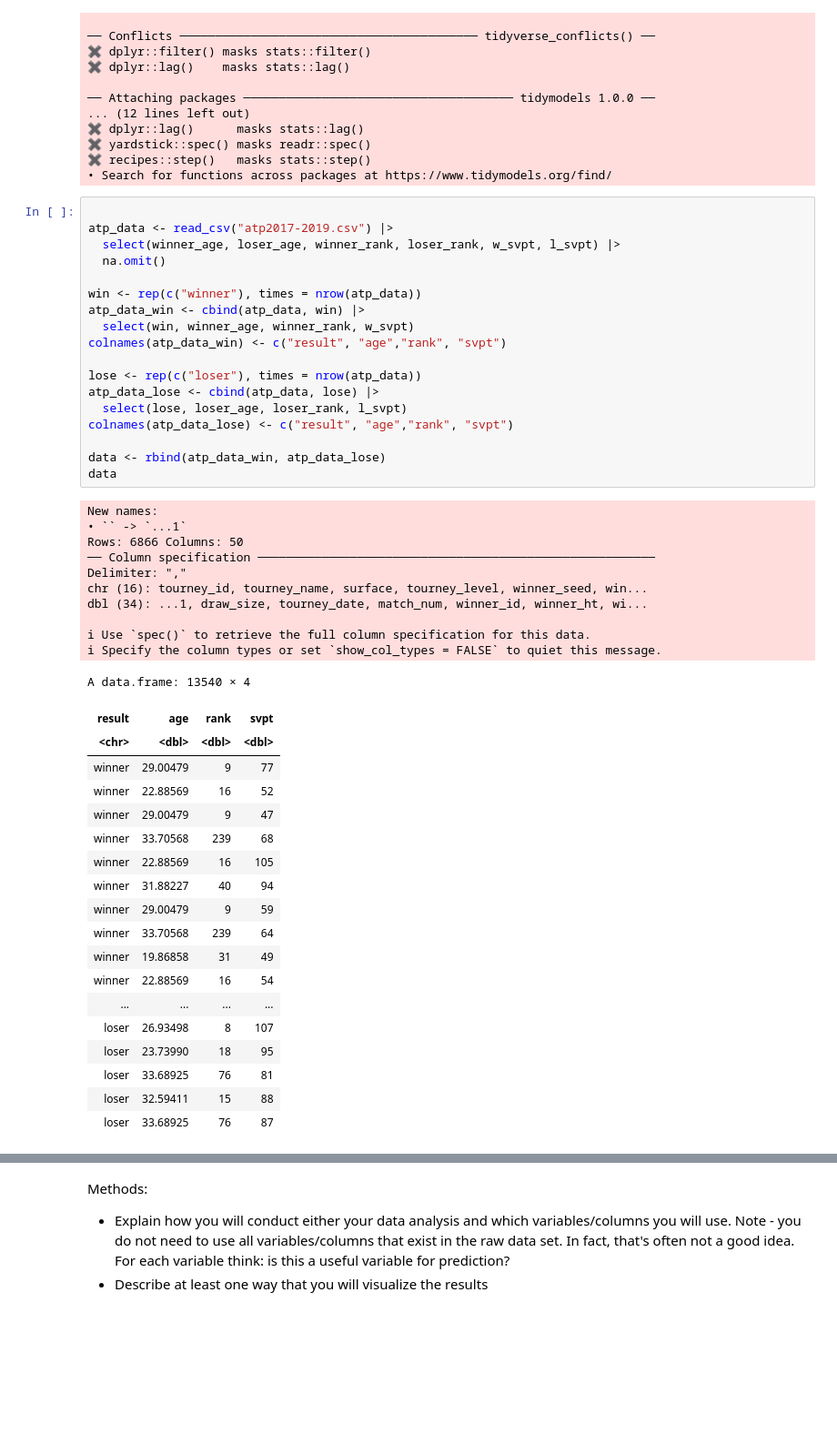
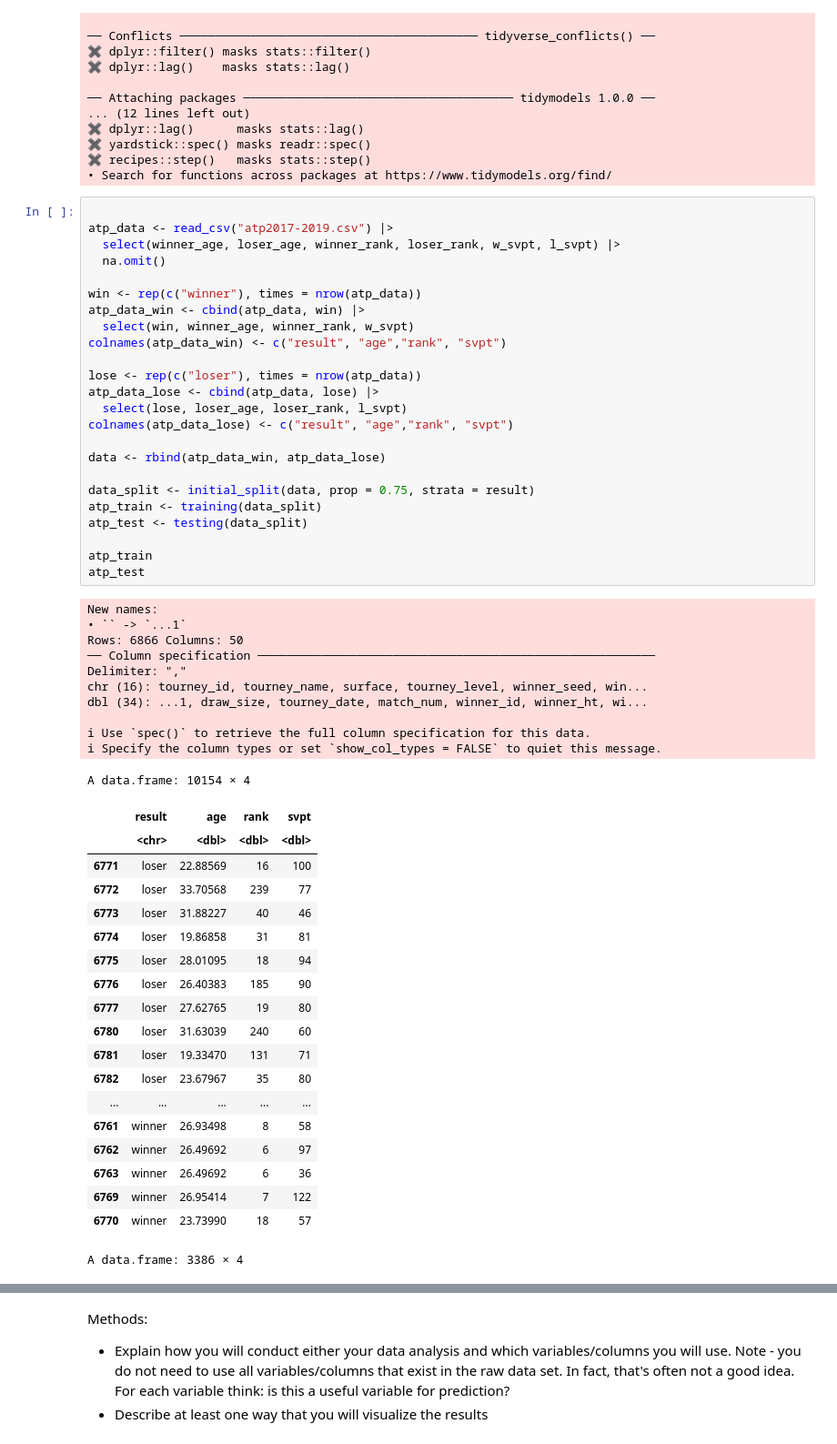
Before and after one commit to EllaShi7/DSCI-100-2022w2-Group-42-Project, a Jupyter notebook: Group_Project_Proposal.ipynb, the cells around one changed output, grey strips where cells are left out. Shown at 91% size. Drawn from its saved outputs; the diff is of its cells as text; blank space fills up the shorter version.

Commit message:
split data for training and testing.

```diff
--- a/Group_Project_Proposal.ipynb
+++ b/Group_Project_Proposal.ipynb
@@ -36,48 +36,55 @@ library(tidymodels)
 # %%
 
 atp_data <- read_csv("atp2017-2019.csv") |>
   select(winner_age, loser_age, winner_rank, loser_rank, w_svpt, l_svpt) |>
   na.omit()
 
 win <- rep(c("winner"), times = nrow(atp_data))
 atp_data_win <- cbind(atp_data, win) |>
   select(win, winner_age, winner_rank, w_svpt)
 colnames(atp_data_win) <- c("result", "age","rank", "svpt")
 
 lose <- rep(c("loser"), times = nrow(atp_data))
 atp_data_lose <- cbind(atp_data, lose) |>
   select(lose, loser_age, loser_rank, l_svpt)
 colnames(atp_data_lose) <- c("result", "age","rank", "svpt")
 
 data <- rbind(atp_data_win, atp_data_lose)
-data
+
+data_split <- initial_split(data, prop = 0.75, strata = result)
+atp_train <- training(data_split)
+atp_test <- testing(data_split)
+
+atp_train
+atp_test
 # %% [output]
 New names:
 • `` -> `...1`
 Rows: 6866 Columns: 50
 ── Column specification ────────────────────────────────────────────────────────
 Delimiter: ","
 chr (16): tourney_id, tourney_name, surface, tourney_level, winner_seed, win...
 dbl (34): ...1, draw_size, tourney_date, match_num, winner_id, winner_ht, wi...
 
 ℹ Use `spec()` to retrieve the full column specification for this data.
 ℹ Specify the column types or set `show_col_types = FALSE` to quiet this message.
-A data.frame: 13540 × 4
+A data.frame: 10154 × 4
-| result | age | rank | svpt |
-| <chr> | <dbl> | <dbl> | <dbl> |
-| winner | 29.00479 | 9 | 77 |
-| winner | 22.88569 | 16 | 52 |
-| winner | 29.00479 | 9 | 47 |
-| winner | 33.70568 | 239 | 68 |
-| winner | 22.88569 | 16 | 105 |
-| winner | 31.88227 | 40 | 94 |
-| winner | 29.00479 | 9 | 59 |
-| winner | 33.70568 | 239 | 64 |
-| winner | 19.86858 | 31 | 49 |
-| winner | 22.88569 | 16 | 54 |
-| ... | ... | ... | ... |
-| loser | 26.93498 | 8 | 107 |
-| loser | 23.73990 | 18 | 95 |
-| loser | 33.68925 | 76 | 81 |
-| loser | 32.59411 | 15 | 88 |
-| loser | 33.68925 | 76 | 87 |
+|  | result | age | rank | svpt |
+|  | <chr> | <dbl> | <dbl> | <dbl> |
+| 6771 | loser | 22.88569 | 16 | 100 |
+| 6772 | loser | 33.70568 | 239 | 77 |
+| 6773 | loser | 31.88227 | 40 | 46 |
+| 6774 | loser | 19.86858 | 31 | 81 |
+| 6775 | loser | 28.01095 | 18 | 94 |
+| 6776 | loser | 26.40383 | 185 | 90 |
+| 6777 | loser | 27.62765 | 19 | 80 |
+| 6780 | loser | 31.63039 | 240 | 60 |
+| 6781 | loser | 19.33470 | 131 | 71 |
+| 6782 | loser | 23.67967 | 35 | 80 |
+| ... | ... | ... | ... | ... |
+| 6761 | winner | 26.93498 | 8 | 58 |
+| 6762 | winner | 26.49692 | 6 | 97 |
+| 6763 | winner | 26.49692 | 6 | 36 |
+| 6769 | winner | 26.95414 | 7 | 122 |
+| 6770 | winner | 23.73990 | 18 | 57 |
+A data.frame: 3386 × 4
```
Also changed, not shown: parts of 1 cell of this notebook.
